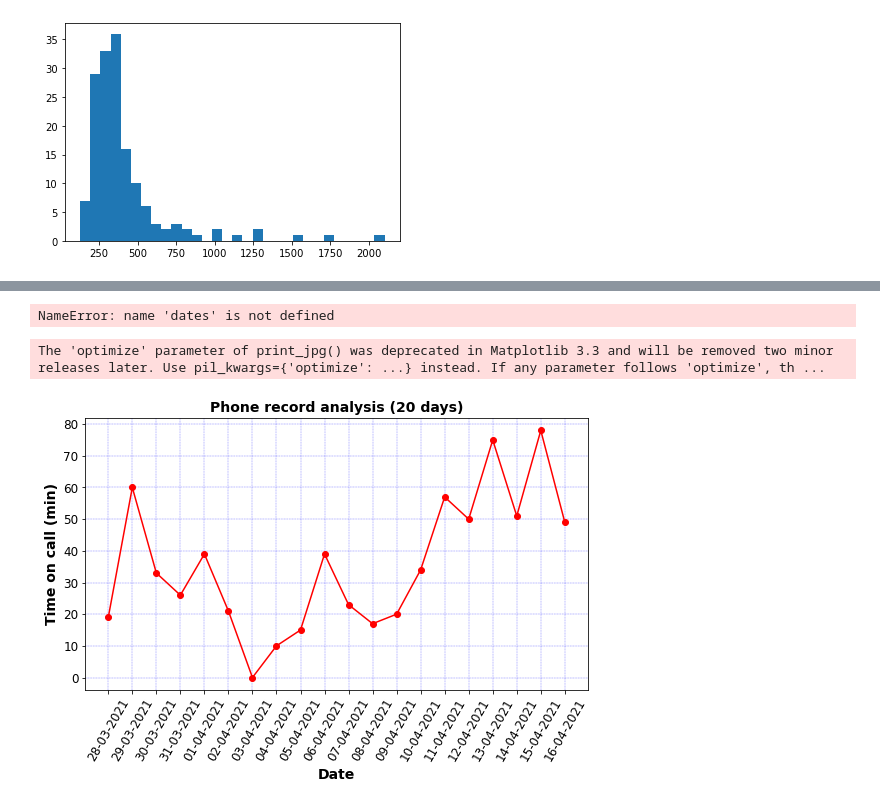
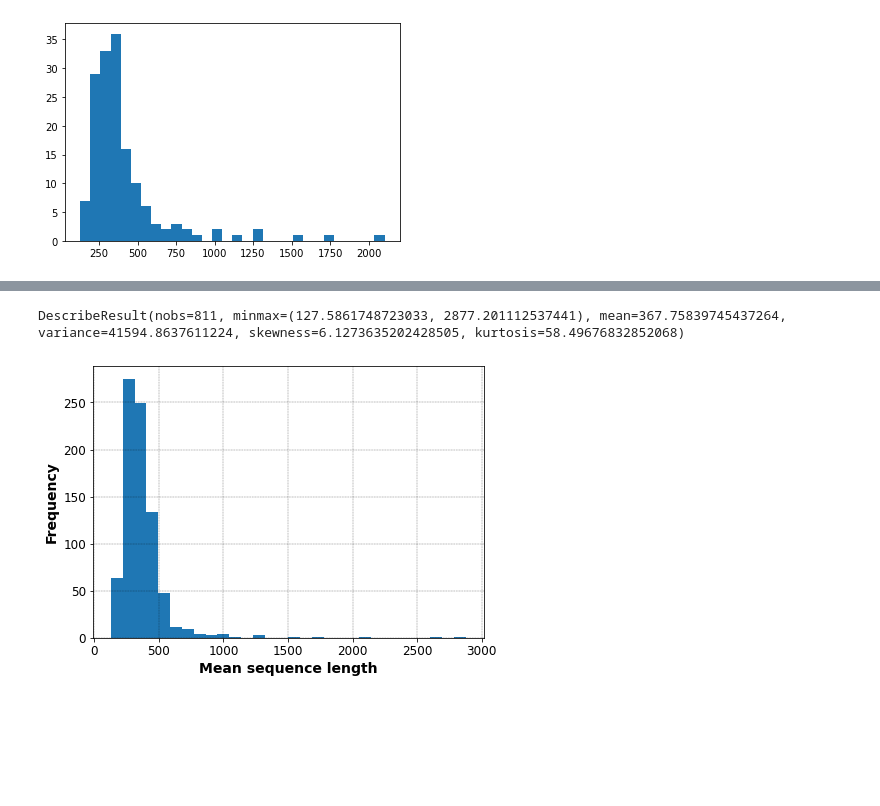
Before and after one commit to TeamSundar/TFactorNN, a Jupyter notebook: eda.ipynb, the cells around one changed output, grey strips where cells are left out. Drawn from its saved outputs; the diff is of its cells as text; code cells hidden in the pictures; blank space fills up the shorter version.

```diff
--- a/eda.ipynb
+++ b/eda.ipynb
@@ -66,7 +144,7 @@ print(master_record.shape)
 means=[]
 for acc in tqdm(master_record['File accession'].values):
     try:
-        data = pd.read_csv('extracted_bed/'+acc+'.bed', sep='\t', header=None)
+        data = pd.read_csv('encode/20210418_hg19_8461ex/data/'+acc+'.bed', sep='\t', header=None)
         list_ = abs(data[1].values-data[2].values)
         means.append(np.mean(list_))
     except:
@@ -76,3 +154,16 @@ print(stats.describe(means))
 # %% [output]
 DescribeResult(nobs=156, minmax=(127.5861748723033, 2102.914861788618), mean=412.4333663476857, variance=77097.34694958171, skewness=3.2308040457084832, kurtosis=12.936581752971057)
 [figure]
+# %%
+means=[]
+for acc in tqdm(master_record['File accession'].values):
+    try:
+        data = pd.read_csv('encode/20210418_hg19_8461ex/data/'+acc+'.bed', sep='\t', header=None)
+        list_ = abs(data[1].values-data[2].values)
+        means.append(np.mean(list_))
+    except:
+        pass
+        #print(acc)
+    print(means)
+plt.hist(means, bins=30)
+print(stats.describe(means))
@@ -79,18 +189,22 @@ DescribeResult(nobs=156, minmax=(127.5861748723033, 2102.914861788618), mean=412
 # %%
 means = []
-for file_ in tqdm(os.listdir('extracted_bed')):
-    data = pd.read_csv('extracted_bed/'+file_, sep='\t', header=None)
+for file_ in tqdm(os.listdir('encode/legacy/extracted_bed')):
+    data = pd.read_csv('encode/legacy/extracted_bed/'+file_, sep='\t', header=None)
     list_ = abs(data[1].values-data[2].values)
     #print(stats.describe(list_))
     means.append(np.mean(list_))
     #plt.hist(list_, bins=20)s
 # %%
-fig, ax = plt.subplots(1, figsize=(9,5))
+fig, ax = plt.subplots(1, figsize=(7,5))
 ax.hist(means, bins=30)
 ax.set_xlabel('Mean sequence length', fontsize=14, fontweight='bold')
 ax.set_ylabel('Frequency', fontsize=14, fontweight='bold')
-ax.set_xticklabels(dates)
+#ax.set_xticklabels(dates)
+ax.grid(color='black', ls = '-.', lw = 0.25)
+ax.tick_params(axis='x', which='major', labelsize=12)
+ax.tick_params(axis='y', which='major', labelsize=12)
 print(stats.describe(means))
 # %% [output]
-NameError: name 'dates' is not defined
+DescribeResult(nobs=811, minmax=(127.5861748723033, 2877.201112537441), mean=367.75839745437264, variance=41594.8637611224, skewness=6.1273635202428505, kurtosis=58.49676832852068)
+[figure, added]
 # %%
@@ -113,19 +242,0 @@ Y_ = X_Y_Spline(X_)
-# %%
-from scipy.interpolate import make_interp_spline
-
-fig, ax = plt.subplots(1, figsize=(9,5))
-ax.plot(dates, times_, marker='o', color='r')
-ax.set_xlabel('Date', fontsize=14, fontweight='bold')
-ax.set_ylabel('Time on call (min)', fontsize=14, fontweight='bold')
-ax.set_xticklabels(dates)
-
-# # # We change the fontsize of minor ticks label
-ax.tick_params(axis='x', which='major', labelsize=12, rotation=60)
-ax.tick_params(axis='y', which='major', labelsize=12)
-ax.grid(color='b', ls = '-.', lw = 0.25)
-
-ax.set_title('Phone record analysis (20 days)', fontsize=14, fontweight='bold')
-plt.savefig('phonecall.jpg', dpi=600, transparent=False, optimize=True,bbox_inches='tight')
-# %% [output]
-The 'optimize' parameter of print_jpg() was deprecated in Matplotlib 3.3 and will be removed two minor releases later. Use pil_kwargs={'optimize': ...} instead. If any parameter follows 'optimize', th ...
-[figure, removed]
```
Also changed, not shown: parts of 10 cells of this notebook, 1 other file.
